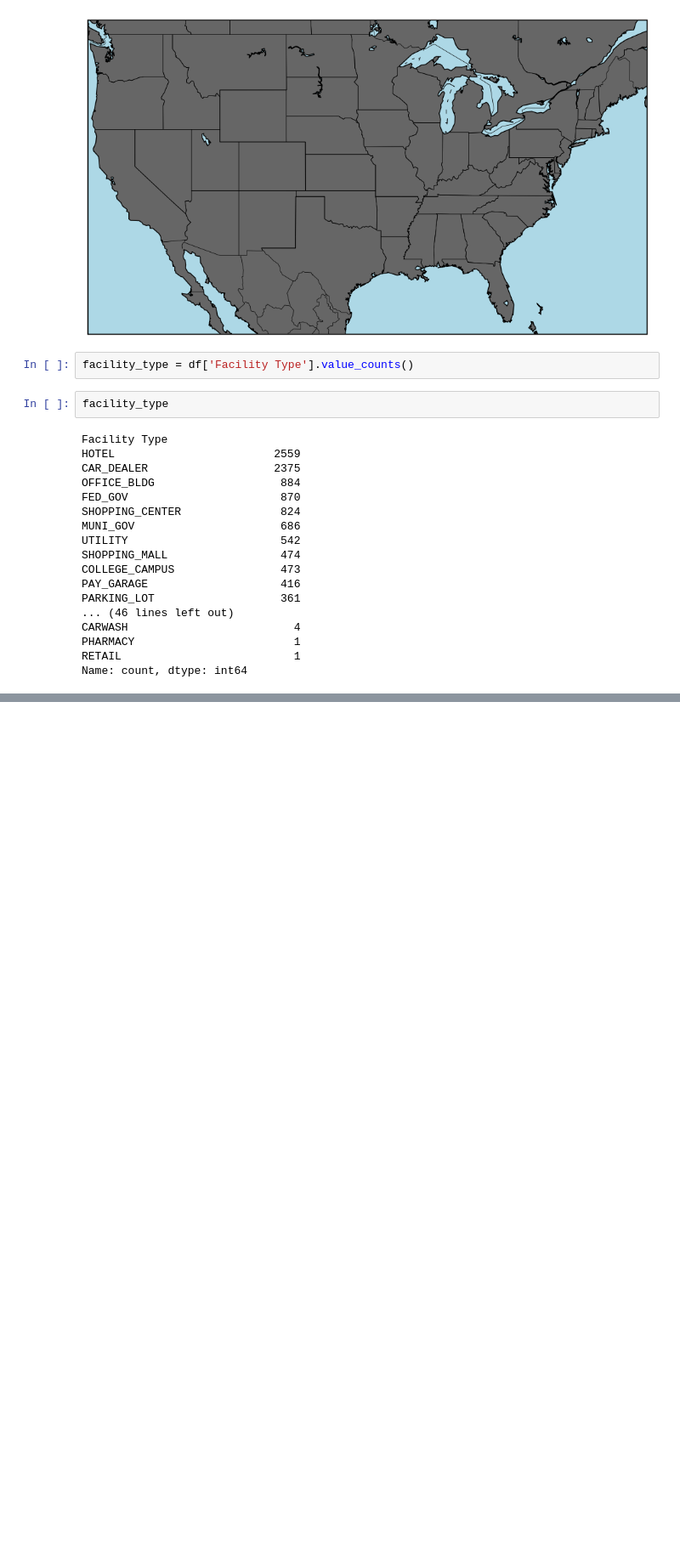
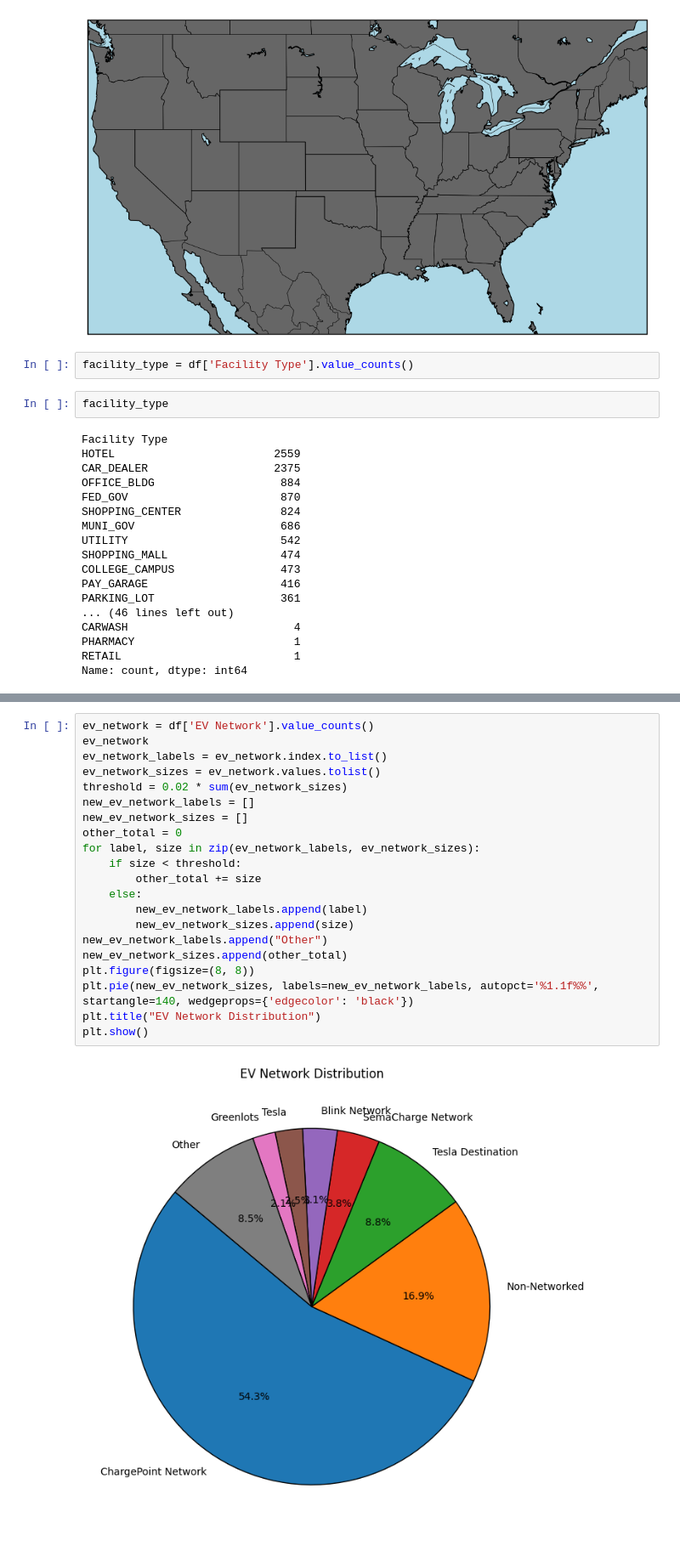
Before and after one commit to onetrue-6657/dataio2025, a Jupyter notebook: ev_stations.ipynb, the cells around one changed output, grey strips where cells are left out. Shown: that part at 85% size. Drawn from its saved outputs; the diff is of its cells as text; blank space fills up the shorter version.

```diff
--- a/ev_stations.ipynb
+++ b/ev_stations.ipynb
@@ -102,0 +104,23 @@ plt.show()
+# %%
+ev_network = df['EV Network'].value_counts()
+ev_network
+ev_network_labels = ev_network.index.to_list()
+ev_network_sizes = ev_network.values.tolist()
+threshold = 0.02 * sum(ev_network_sizes)
+new_ev_network_labels = []
+new_ev_network_sizes = []
+other_total = 0
+for label, size in zip(ev_network_labels, ev_network_sizes):
+    if size < threshold:
+        other_total += size
+    else:
+        new_ev_network_labels.append(label)
+        new_ev_network_sizes.append(size)
+new_ev_network_labels.append("Other")
+new_ev_network_sizes.append(other_total)
+plt.figure(figsize=(8, 8))
+plt.pie(new_ev_network_sizes, labels=new_ev_network_labels, autopct='%1.1f%%', startangle=140, wedgeprops={'edgecolor': 'black'})
+plt.title("EV Network Distribution")
+plt.show()
+# %% [output]
+[figure, added]
```
Also changed, not shown: parts of 4 cells of this notebook, 2 other files.
